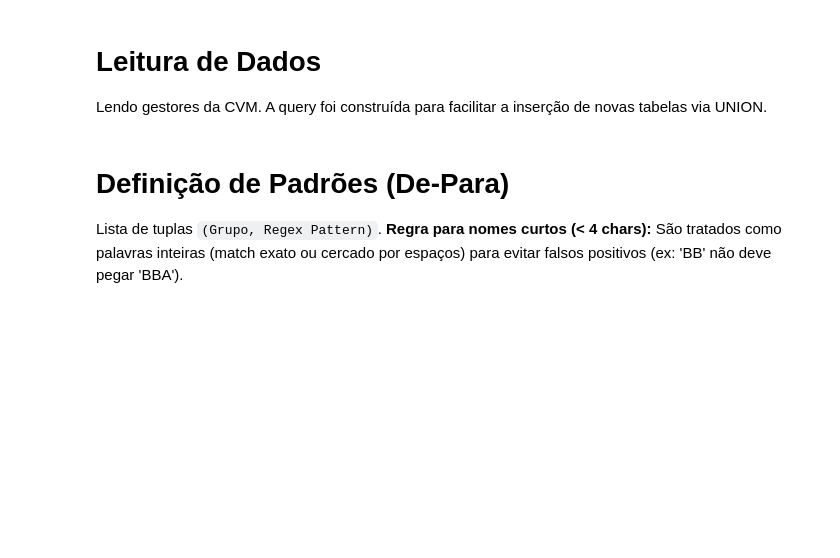
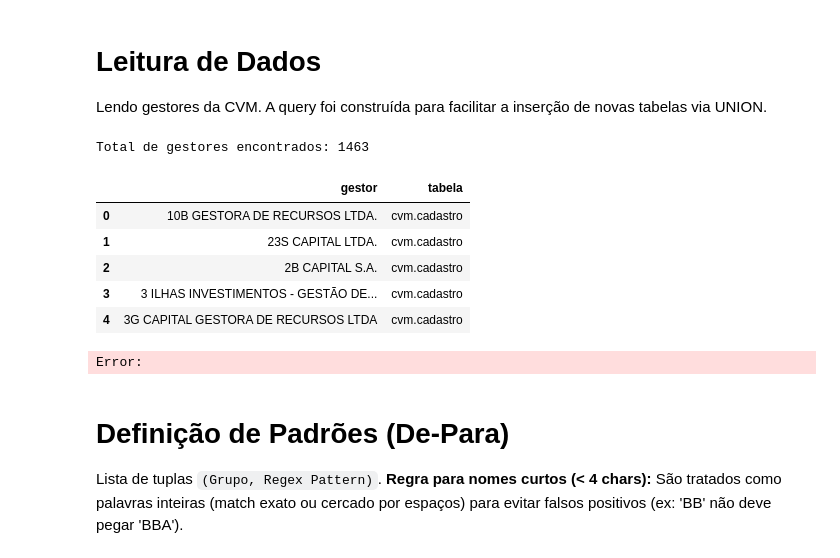
Before and after one commit to gapigo/fin-data-lab, a Jupyter notebook: data/cvm_depara_gestores.ipynb, the cells around one changed output. Cells and saved outputs as stored; diff of their text form; code cells hidden in the pictures; blank space fills up the shorter version.

```diff
--- a/data/cvm_depara_gestores.ipynb
+++ b/data/cvm_depara_gestores.ipynb
@@ -13,15 +13,28 @@ Lendo gestores da CVM. A query foi construída para facilitar a inserção de no
 # %%
 query = """
 SELECT DISTINCT gestor, 'cvm.cadastro' as tabela
 FROM cvm.cadastro
-WHERE dt_fim IS NULL
+WHERE dt_fim IS NULL AND pf_pj_gestor = 'PJ'
 """
 # Exemplo de como adicionar mais tabelas:
 # query += """ UNION SELECT DISTINCT gestor, 'outra.tabela' as tabela FROM outra.tabela ... """
 
 df_gestores = read_sql(query)
 print(f"Total de gestores encontrados: {len(df_gestores)}")
 df_gestores.head()
+# %% [output]
+Total de gestores encontrados: 1463
+|  | gestor | tabela |
+| 0 | 10B GESTORA DE RECURSOS LTDA. | cvm.cadastro |
+| 1 | 23S CAPITAL LTDA. | cvm.cadastro |
+| 2 | 2B CAPITAL S.A. | cvm.cadastro |
+| 3 | 3 ILHAS INVESTIMENTOS - GESTÃO DE... | cvm.cadastro |
+| 4 | 3G CAPITAL GESTORA DE RECURSOS LTDA | cvm.cadastro |
+# %%
+import xlwings as xw
+xw.view(df_gestores)
+# %% [output]
+Error:
 # %% [markdown]
 # Definição de Padrões (De-Para)
 Lista de tuplas `(Grupo, Regex Pattern)`.
```
Also changed, not shown: parts of 1 cell of this notebook, 7 other files.
